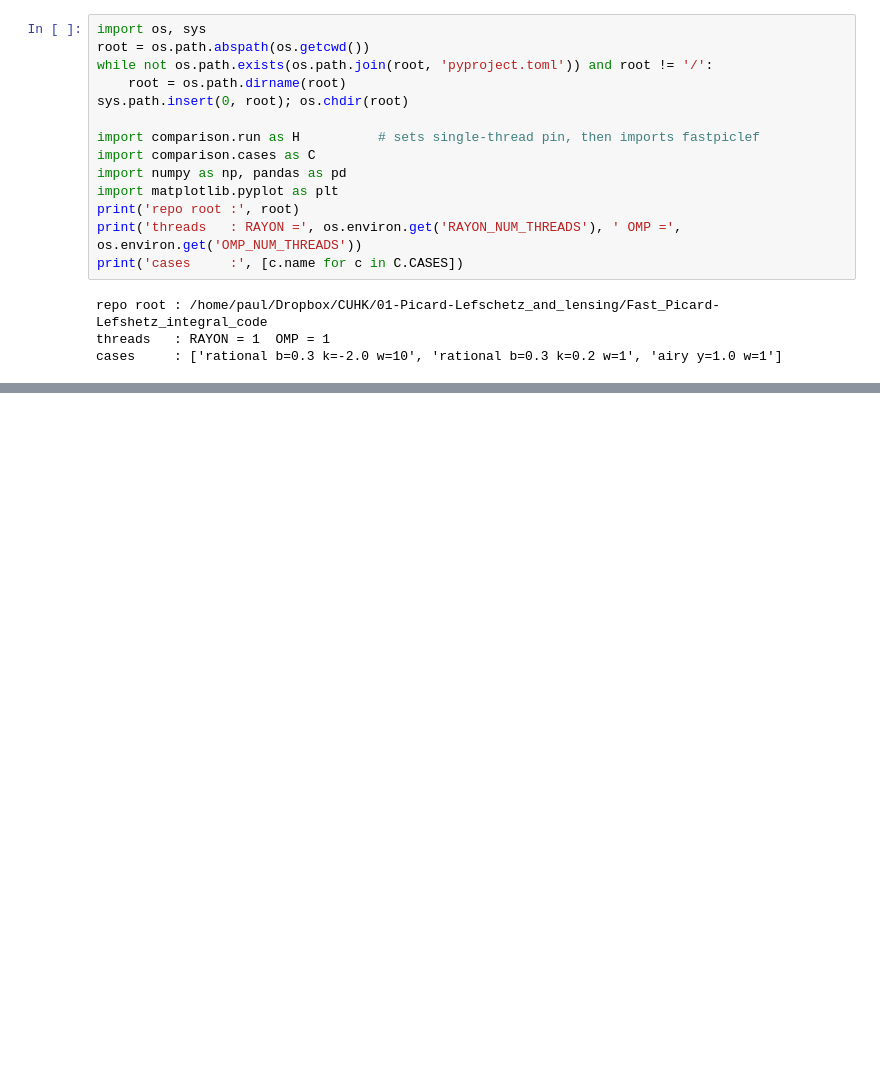
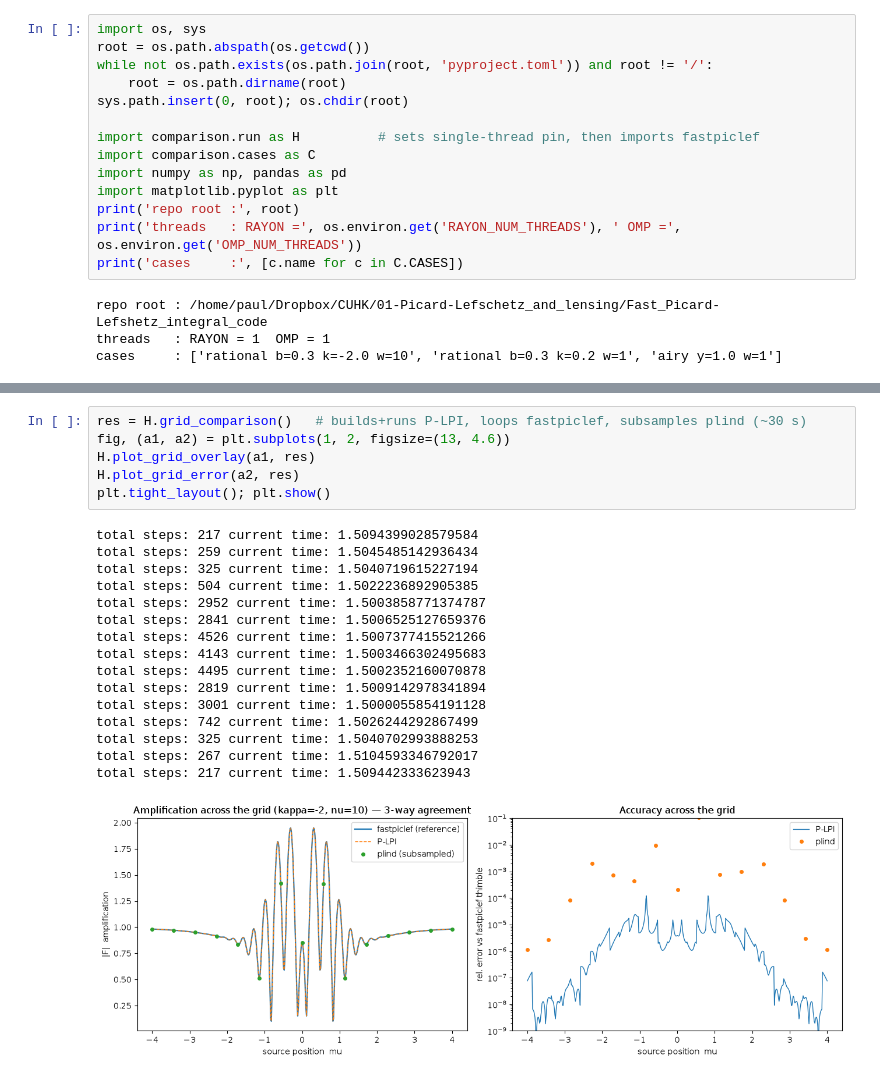
Before and after one commit to cosmoquark/fastpiclef, a Jupyter notebook: notebooks/comparison.ipynb, the cells around one changed output, grey strips where cells are left out. Cells and saved outputs as stored; diff of their text form; blank space fills up the shorter version.

```diff
--- a/notebooks/comparison.ipynb
+++ b/notebooks/comparison.ipynb
@@ -134,0 +178,23 @@ total steps: 32 current time: 1.5382943964986286
+# %%
+res = H.grid_comparison()   # builds+runs P-LPI, loops fastpiclef, subsamples plind (~30 s)
+fig, (a1, a2) = plt.subplots(1, 2, figsize=(13, 4.6))
+H.plot_grid_overlay(a1, res)
+H.plot_grid_error(a2, res)
+plt.tight_layout(); plt.show()
+# %% [output]
+total steps: 217 current time: 1.5094399028579584
+total steps: 259 current time: 1.5045485142936434
+total steps: 325 current time: 1.5040719615227194
+total steps: 504 current time: 1.5022236892905385
+total steps: 2952 current time: 1.5003858771374787
+total steps: 2841 current time: 1.5006525127659376
+total steps: 4526 current time: 1.5007377415521266
+total steps: 4143 current time: 1.5003466302495683
+total steps: 4495 current time: 1.5002352160070878
+total steps: 2819 current time: 1.5009142978341894
+total steps: 3001 current time: 1.5000055854191128
+total steps: 742 current time: 1.5026244292867499
+total steps: 325 current time: 1.5040702993888253
+total steps: 267 current time: 1.5104593346792017
+total steps: 217 current time: 1.509442333623943
+[figure, added]
```
Also changed, not shown: parts of 13 cells of this notebook, 7 other files.
